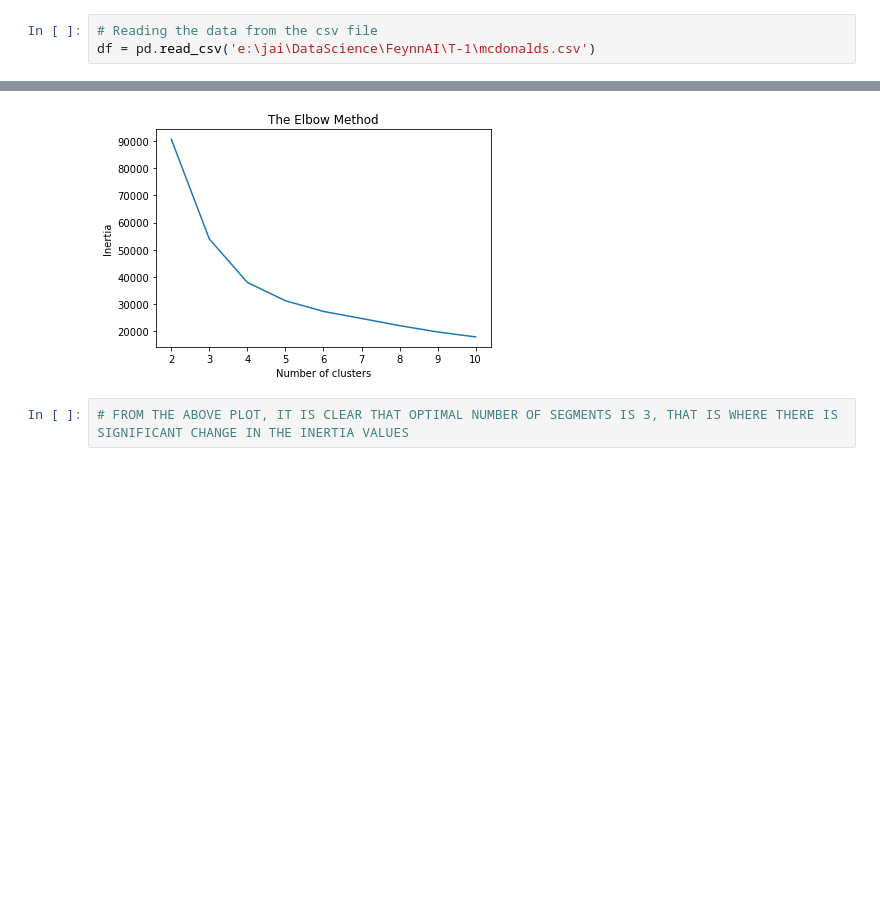
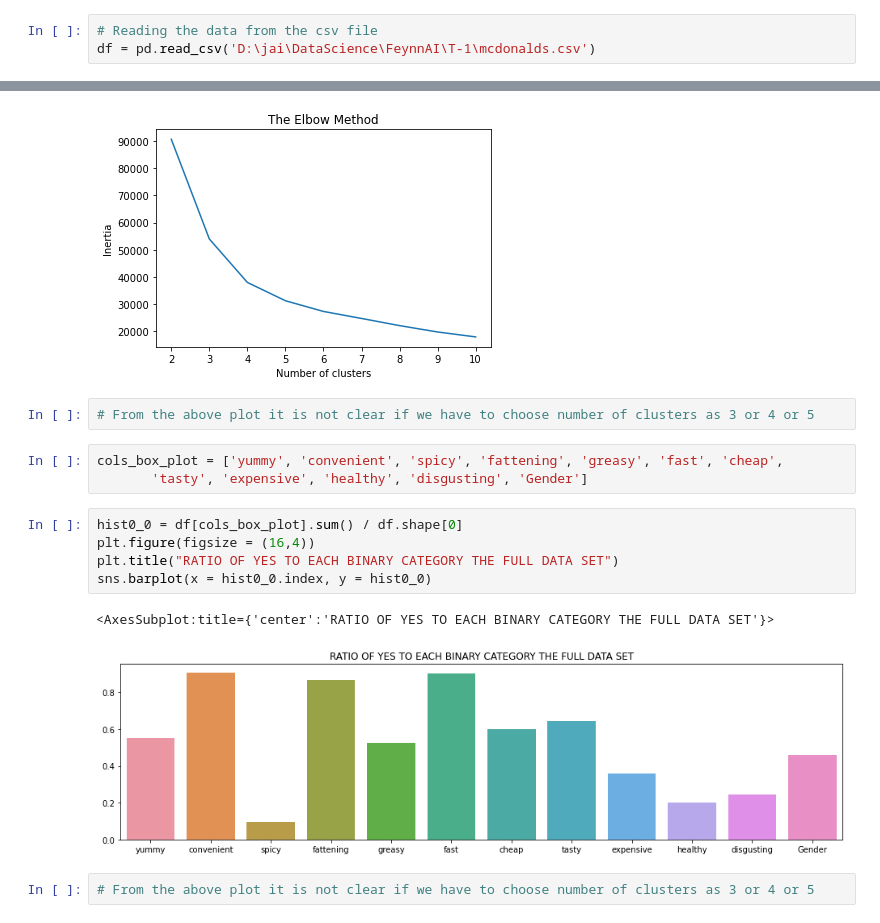
Before and after one commit to jaiganesh17/McDonalds-Market-Segmentation, a Jupyter notebook: McDonalds_MS.ipynb, the cells around one changed output, grey strips where cells are left out. Drawn from its saved outputs; the diff is of its cells as text; blank space fills up the shorter version.

```diff
--- a/McDonalds_MS.ipynb
+++ b/McDonalds_MS.ipynb
@@ -7,7 +7,7 @@ import seaborn as sns
 from sklearn.cluster import KMeans
 # %%
 # Reading the data from the csv file
-df = pd.read_csv('e:\jai\DataScience\FeynnAI\T-1\mcdonalds.csv')
+df = pd.read_csv('D:\jai\DataScience\FeynnAI\T-1\mcdonalds.csv')
 # %%
 # First look at the data
 df.head()
@@ -460,5 +460,18 @@ plt.ylabel('Inertia')
 plt.show()
 # %% [output]
 [figure]
-# %%
-# FROM THE ABOVE PLOT, IT IS CLEAR THAT OPTIMAL NUMBER OF SEGMENTS IS 3, THAT IS WHERE THERE IS SIGNIFICANT CHANGE IN THE INERTIA VALUES
+# %%
+# From the above plot it is not clear if we have to choose number of clusters as 3 or 4 or 5
+# %%
+cols_box_plot = ['yummy', 'convenient', 'spicy', 'fattening', 'greasy', 'fast', 'cheap',
+       'tasty', 'expensive', 'healthy', 'disgusting', 'Gender']
+# %%
+hist0_0 = df[cols_box_plot].sum() / df.shape[0]
+plt.figure(figsize = (16,4))
+plt.title("RATIO OF YES TO EACH BINARY CATEGORY THE FULL DATA SET")
+sns.barplot(x = hist0_0.index, y = hist0_0)
+# %% [output]
+<AxesSubplot:title={'center':'RATIO OF YES TO EACH BINARY CATEGORY THE FULL DATA SET'}>
+[figure, added]
+# %%
+# From the above plot it is not clear if we have to choose number of clusters as 3 or 4 or 5
```
Also changed, not shown: parts of 17 cells of this notebook.
